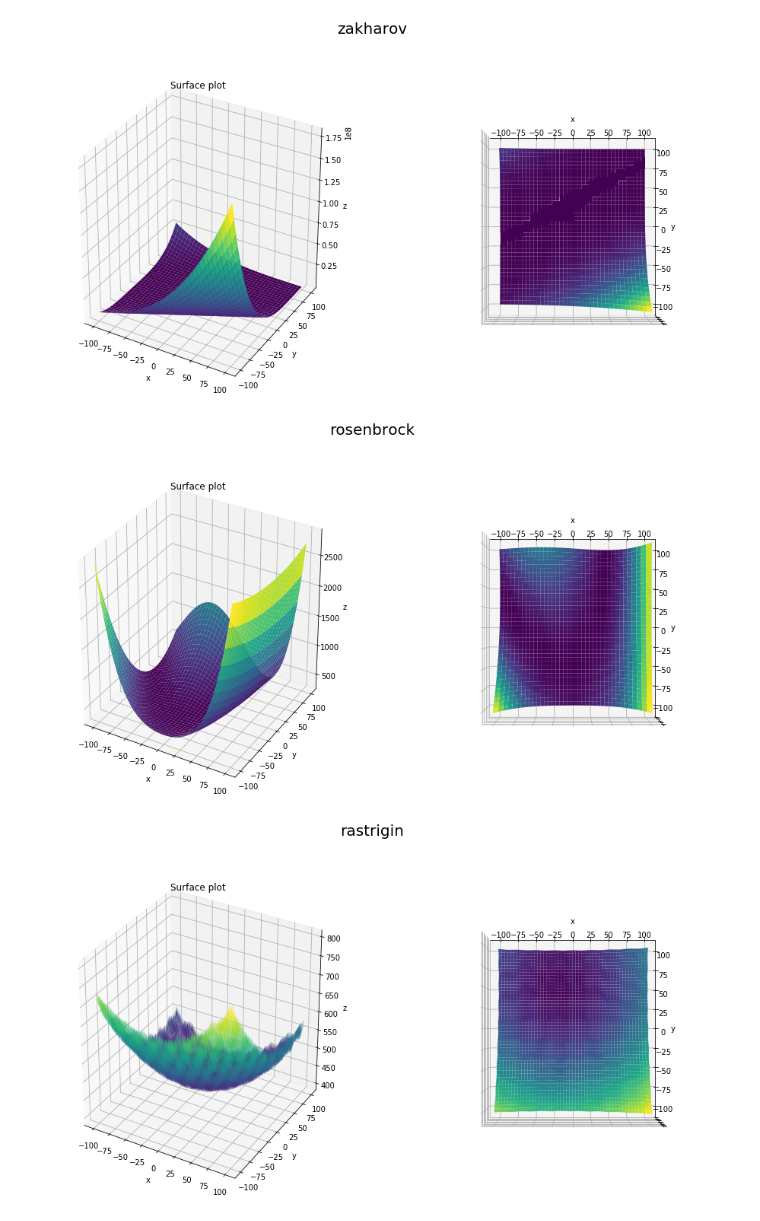
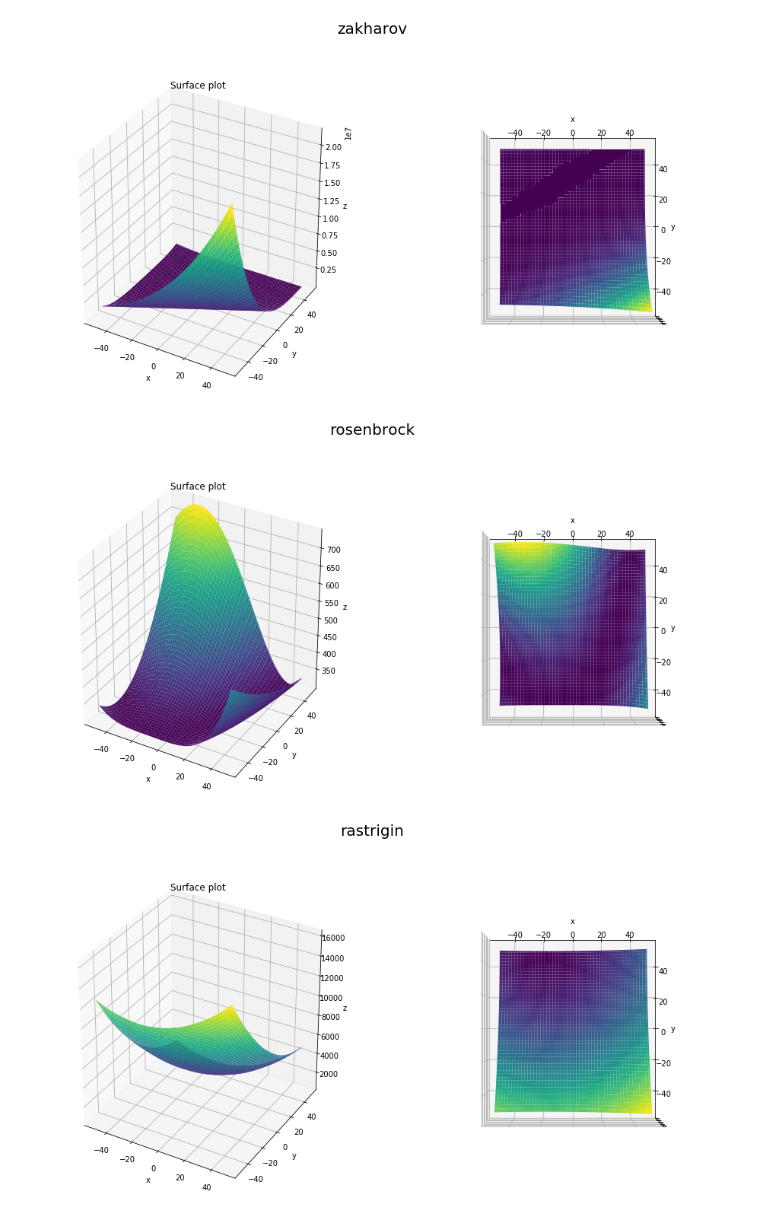
Before and after one commit to adamnapieralski/pszt-evolutionary-cauchy-searching, a Jupyter notebook: cec17_functions.ipynb, the cells around one changed output. Cells and saved outputs as stored; diff of their text form; code cells hidden in the pictures.

```diff
--- a/cec17_functions.ipynb
+++ b/cec17_functions.ipynb
@@ -7,7 +7,7 @@ import matplotlib.pyplot as plt
 import cec17.functions as cec
 from mpl_toolkits.mplot3d import Axes3D
 # %%
-def plot_cec_function(function_name, k = 40, xy_range=(-100,100),
+def plot_cec_function(function_name, k = 100, xy_range=(-50,50),
                       modification = True, random_modification = False):
 
     x = np.array(np.linspace(xy_range[0], xy_range[1], k))
@@ -40,15 +40,15 @@ plot_cec_function('bent_cigar')
 # %%
 plot_cec_function('zakharov')
 # %% [output]
-[figure, old version]
+[figure, new version]
 # %%
 plot_cec_function('rosenbrock')
 # %% [output]
-[figure, old version]
+[figure, new version]
 # %%
-plot_cec_function('rastrigin', k=1000, xy_range=(-100, 100), modification = True, random_modification = False)
+plot_cec_function('rastrigin', xy_range=(-50, 50), modification = True, random_modification = False)
 # %% [output]
-[figure, old version]
+[figure, new version]
 # %%
 plot_cec_function('expanded_shaffer_f6')#, k=1000, xy_range=(-100, 100), modification = True, random_modification = False)
 # %% [output]
```
Also changed, not shown: parts of 4 cells of this notebook, 5 other files.
